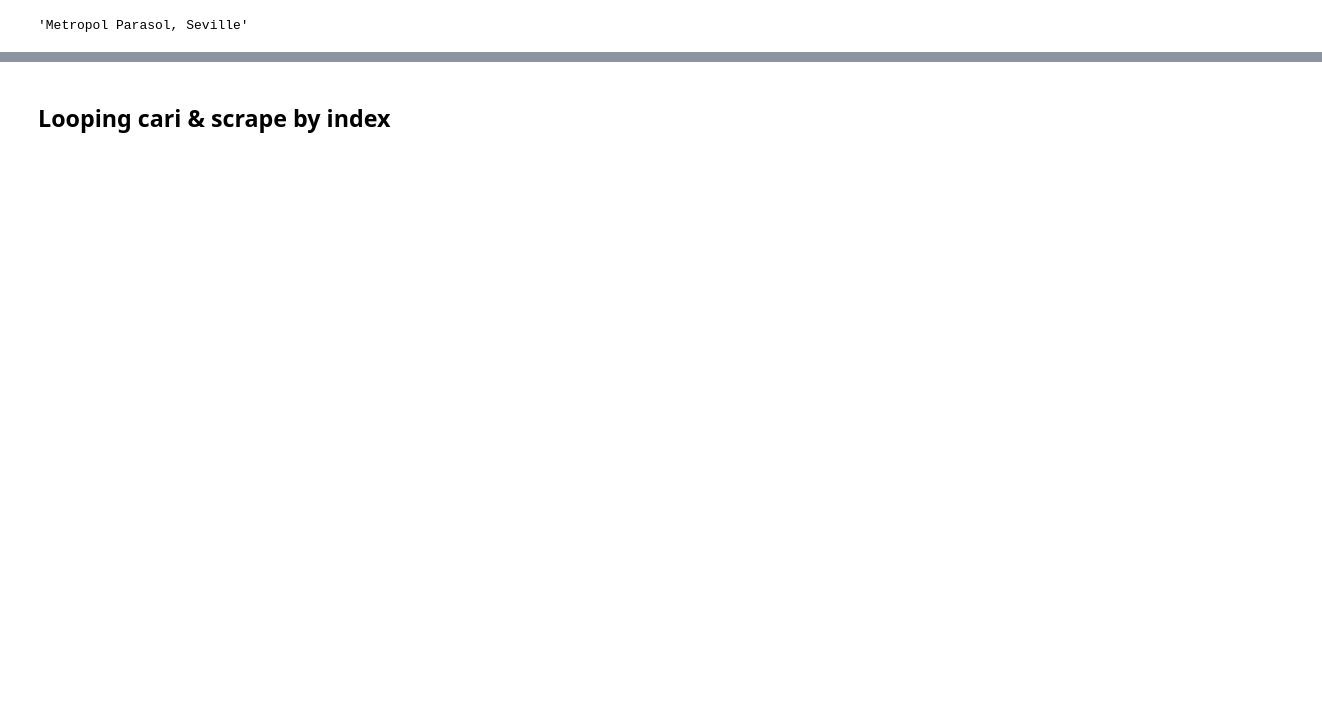
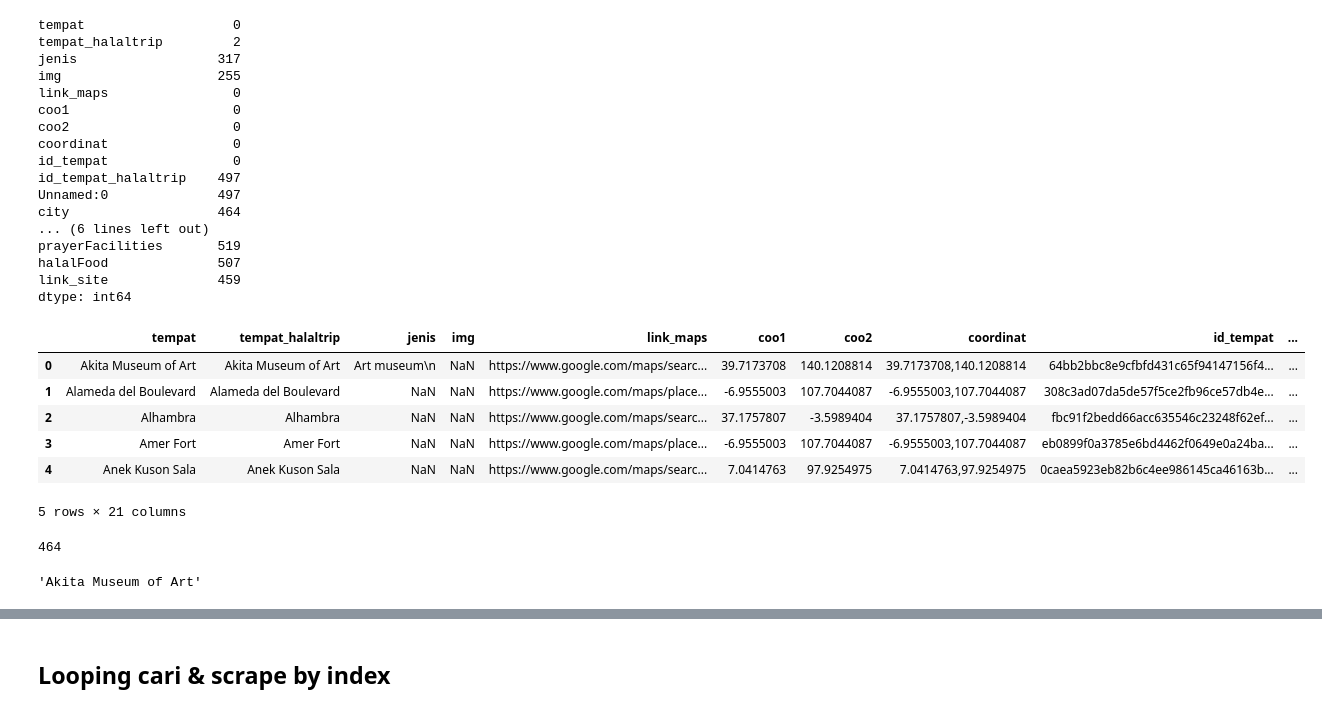
Before and after one commit to adenjmn/TA2022, a Jupyter notebook: halaltrip_deskripsi.ipynb, the cells around one changed output, grey strips where cells are left out. Saved outputs shown, nothing was run; the diff lists cells and outputs as text; code cells hidden in the pictures; blank space fills up the shorter version.

```diff
--- a/halaltrip_deskripsi.ipynb
+++ b/halaltrip_deskripsi.ipynb
@@ -14,6 +14,6 @@ import time
 
 from bs4 import BeautifulSoup
 # %%
-data = pd.read_csv('key_halaltrip.csv')
-data.head()
+data = pd.read_csv('join_data.csv')
+data.info()
 # %% [output]
@@ -26 +37,35 @@ data.head()
+# %%
+print(data.isnull().sum())
+nan_values = data[data['city'].isna()]
+nan_values = nan_values.reset_index(drop=True)
+nan_values.head()
+# %% [output]
+tempat                   0
+tempat_halaltrip         2
+jenis                  317
+img                    255
+link_maps                0
+coo1                     0
+coo2                     0
+coordinat                0
+id_tempat                0
+id_tempat_halaltrip    497
+Unnamed:0              497
+city                   464
+... (6 lines left out)
+prayerFacilities       519
+halalFood              507
+link_site              459
+dtype: int64
+|  | tempat | tempat_halaltrip | jenis | img | link_maps | coo1 | coo2 | coordinat | id_tempat | ... |
+| 0 | Akita Museum of Art | Akita Museum of Art | Art museum\n | NaN | https://www.google.com/maps/searc... | 39.7173708 | 140.1208814 | 39.7173708,140.1208814 | 64bb2bbc8e9cfbfd431c65f94147156f4... | ... |
+| 1 | Alameda del Boulevard | Alameda del Boulevard | NaN | NaN | https://www.google.com/maps/place... | -6.9555003 | 107.7044087 | -6.9555003,107.7044087 | 308c3ad07da5de57f5ce2fb96ce57db4e... | ... |
+| 2 | Alhambra | Alhambra | NaN | NaN | https://www.google.com/maps/searc... | 37.1757807 | -3.5989404 | 37.1757807,-3.5989404 | fbc91f2bedd66acc635546c23248f62ef... | ... |
+| 3 | Amer Fort | Amer Fort | NaN | NaN | https://www.google.com/maps/place... | -6.9555003 | 107.7044087 | -6.9555003,107.7044087 | eb0899f0a3785e6bd4462f0649e0a24ba... | ... |
+| 4 | Anek Kuson Sala | Anek Kuson Sala | NaN | NaN | https://www.google.com/maps/searc... | 7.0414763 | 97.9254975 | 7.0414763,97.9254975 | 0caea5923eb82b6c4ee986145ca46163b... | ... |
+5 rows × 21 columns
+# %%
+len(nan_values)
+# %% [output]
+464
 # %%
@@ -38,23 +83,29 @@ halalFood = []
 link_site = []
 city = []
 link_city=[]
-add_city=[]
+
 
 restaurants=[]
 add_restaurants=[]
 distance_restaurants = []
+add_city_resto=[]
+
 mosque=[]
 add_mosque=[]
 distance_mosque =[]
+add_city_mosque=[]
+
 halalDished=[]
 add_halalDished=[]
 distance_halalDished =[]
+add_city_dished=[]
 
-n_key = data.nama_asal
+
+n_key = nan_values.tempat_halaltrip
 key = n_key[0]
 key
 # %% [output]
-'Metropol Parasol, Seville'
+'Akita Museum of Art'
 # %%
 def scrape():
     try:
```
Also changed, not shown: parts of 20 cells of this notebook.
